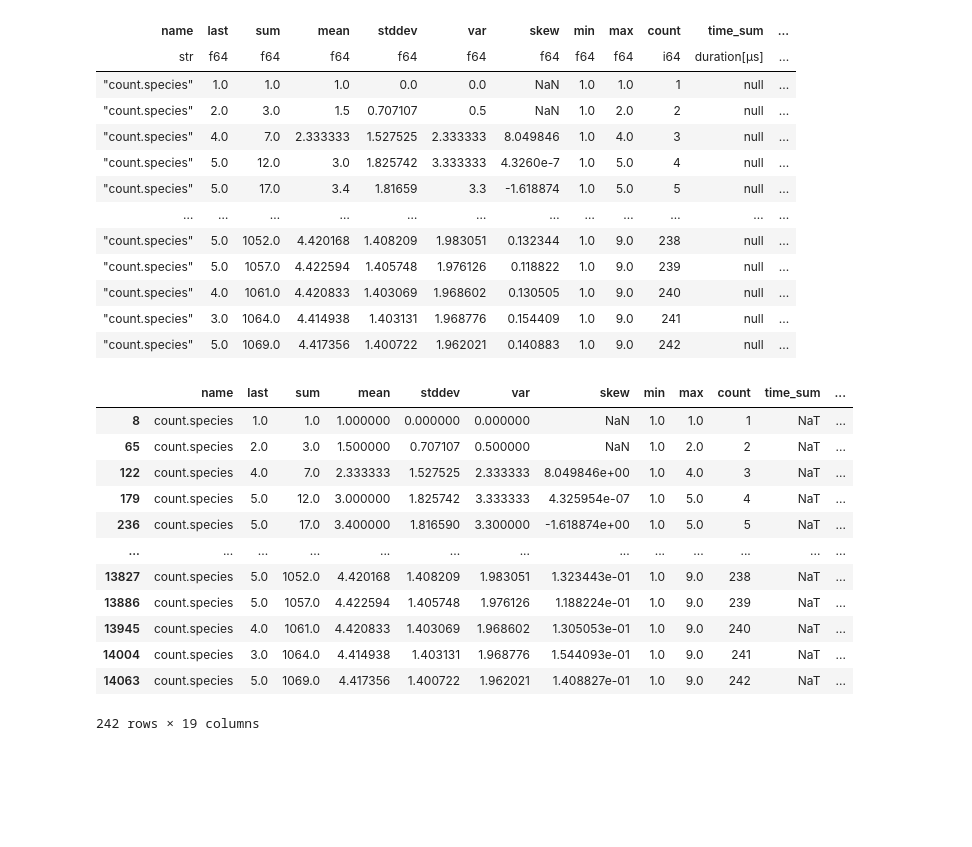
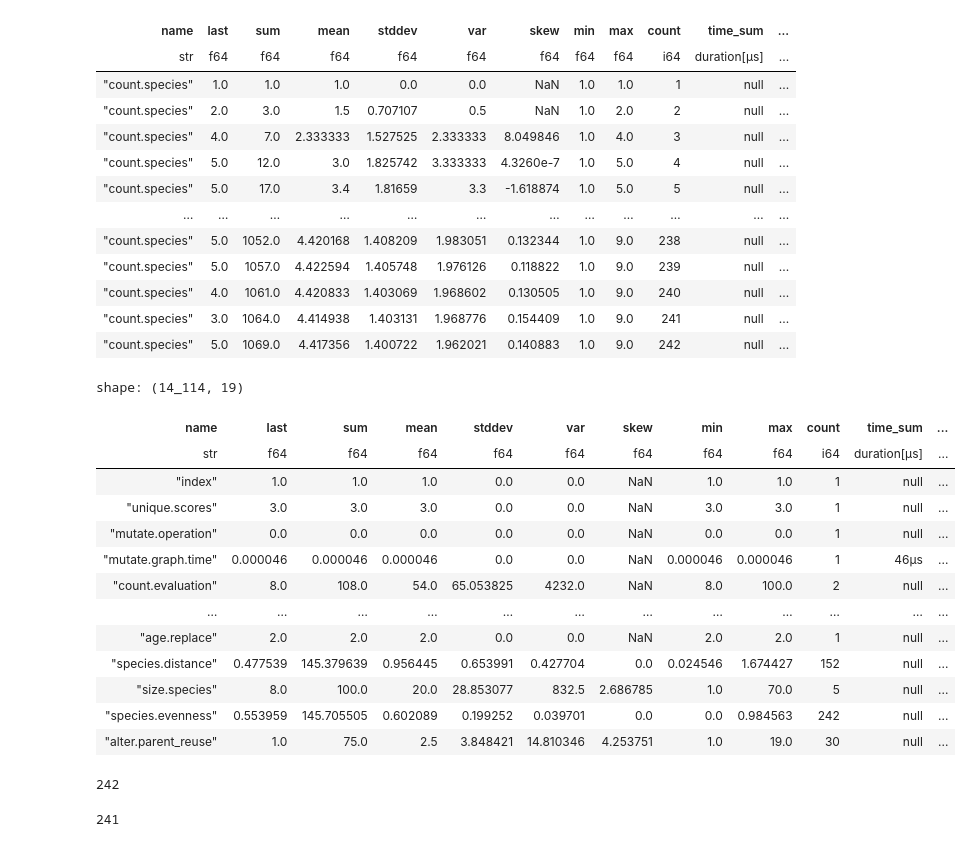
Before and after one commit to pkalivas/radiate, a Jupyter notebook: examples/python/expr_species_distance.ipynb, the cells around one changed output. Saved outputs shown, nothing was run; the diff lists cells and outputs as text; code cells hidden in the pictures; blank space fills up the shorter version.

```diff
--- a/examples/python/expr_species_distance.ipynb
+++ b/examples/python/expr_species_distance.ipynb
@@ -107,20 +107,28 @@ shape: (242, 19)
 | "count.species" | 4.0 | 1061.0 | 4.420833 | 1.403069 | 1.968602 | 0.130505 | 1.0 | 9.0 | 240 | null | ... |
 | "count.species" | 3.0 | 1064.0 | 4.414938 | 1.403131 | 1.968776 | 0.154409 | 1.0 | 9.0 | 241 | null | ... |
 | "count.species" | 5.0 | 1069.0 | 4.417356 | 1.400722 | 1.962021 | 0.140883 | 1.0 | 9.0 | 242 | null | ... |
-# %%
-df = collector.to_pandas()
-df[df["name"] == "count.species"]
-# %% [output]
-|  | name | last | sum | mean | stddev | var | skew | min | max | count | time_sum | ... |
-| 8 | count.species | 1.0 | 1.0 | 1.000000 | 0.000000 | 0.000000 | NaN | 1.0 | 1.0 | 1 | NaT | ... |
-| 65 | count.species | 2.0 | 3.0 | 1.500000 | 0.707107 | 0.500000 | NaN | 1.0 | 2.0 | 2 | NaT | ... |
-| 122 | count.species | 4.0 | 7.0 | 2.333333 | 1.527525 | 2.333333 | 8.049846e+00 | 1.0 | 4.0 | 3 | NaT | ... |
-| 179 | count.species | 5.0 | 12.0 | 3.000000 | 1.825742 | 3.333333 | 4.325954e-07 | 1.0 | 5.0 | 4 | NaT | ... |
-| 236 | count.species | 5.0 | 17.0 | 3.400000 | 1.816590 | 3.300000 | -1.618874e+00 | 1.0 | 5.0 | 5 | NaT | ... |
-| ... | ... | ... | ... | ... | ... | ... | ... | ... | ... | ... | ... | ... |
-| 13827 | count.species | 5.0 | 1052.0 | 4.420168 | 1.408209 | 1.983051 | 1.323443e-01 | 1.0 | 9.0 | 238 | NaT | ... |
-| 13886 | count.species | 5.0 | 1057.0 | 4.422594 | 1.405748 | 1.976126 | 1.188224e-01 | 1.0 | 9.0 | 239 | NaT | ... |
-| 13945 | count.species | 4.0 | 1061.0 | 4.420833 | 1.403069 | 1.968602 | 1.305053e-01 | 1.0 | 9.0 | 240 | NaT | ... |
-| 14004 | count.species | 3.0 | 1064.0 | 4.414938 | 1.403131 | 1.968776 | 1.544093e-01 | 1.0 | 9.0 | 241 | NaT | ... |
-| 14063 | count.species | 5.0 | 1069.0 | 4.417356 | 1.400722 | 1.962021 | 1.408827e-01 | 1.0 | 9.0 | 242 | NaT | ... |
-242 rows × 19 columns
+# %%
+df = collector.to_polars()
+df
+# %% [output]
+shape: (14_114, 19)
+| name | last | sum | mean | stddev | var | skew | min | max | count | time_sum | ... |
+| str | f64 | f64 | f64 | f64 | f64 | f64 | f64 | f64 | i64 | duration[μs] | ... |
+| "index" | 1.0 | 1.0 | 1.0 | 0.0 | 0.0 | NaN | 1.0 | 1.0 | 1 | null | ... |
+| "unique.scores" | 3.0 | 3.0 | 3.0 | 0.0 | 0.0 | NaN | 3.0 | 3.0 | 1 | null | ... |
+| "mutate.operation" | 0.0 | 0.0 | 0.0 | 0.0 | 0.0 | NaN | 0.0 | 0.0 | 1 | null | ... |
+| "mutate.graph.time" | 0.000046 | 0.000046 | 0.000046 | 0.0 | 0.0 | NaN | 0.000046 | 0.000046 | 1 | 46µs | ... |
+| "count.evaluation" | 8.0 | 108.0 | 54.0 | 65.053825 | 4232.0 | NaN | 8.0 | 100.0 | 2 | null | ... |
+| … | … | … | … | … | … | … | … | … | … | … | ... |
+| "age.replace" | 2.0 | 2.0 | 2.0 | 0.0 | 0.0 | NaN | 2.0 | 2.0 | 1 | null | ... |
+| "species.distance" | 0.477539 | 145.379639 | 0.956445 | 0.653991 | 0.427704 | 0.0 | 0.024546 | 1.674427 | 152 | null | ... |
+| "size.species" | 8.0 | 100.0 | 20.0 | 28.853077 | 832.5 | 2.686785 | 1.0 | 70.0 | 5 | null | ... |
+| "species.evenness" | 0.553959 | 145.705505 | 0.602089 | 0.199252 | 0.039701 | 0.0 | 0.0 | 0.984563 | 242 | null | ... |
+| "alter.parent_reuse" | 1.0 | 75.0 | 2.5 | 3.848421 | 14.810346 | 4.253751 | 1.0 | 19.0 | 30 | null | ... |
+# %%
+print(result.index())
+last_version = df.select("version").max().item()
+last_version
+# %% [output]
+242
+241
```
Also changed, not shown: parts of 1 cell of this notebook.
